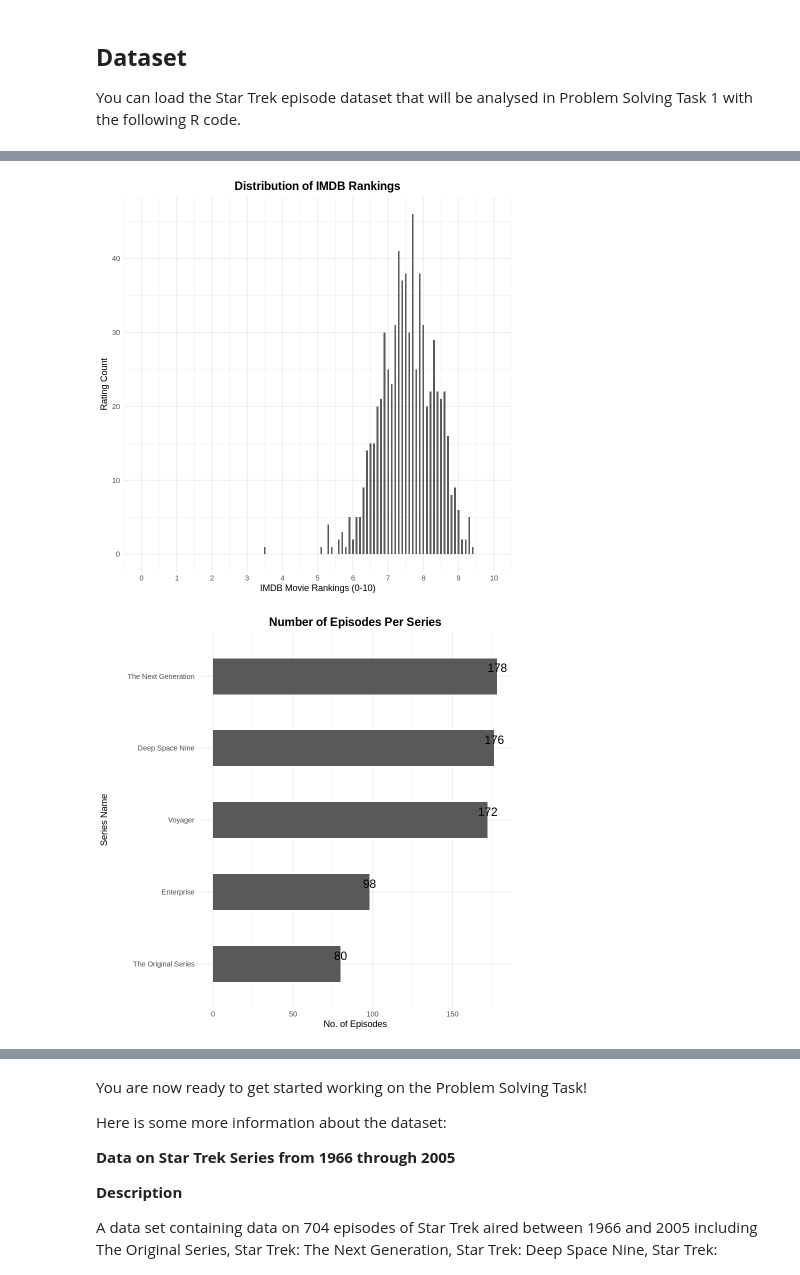
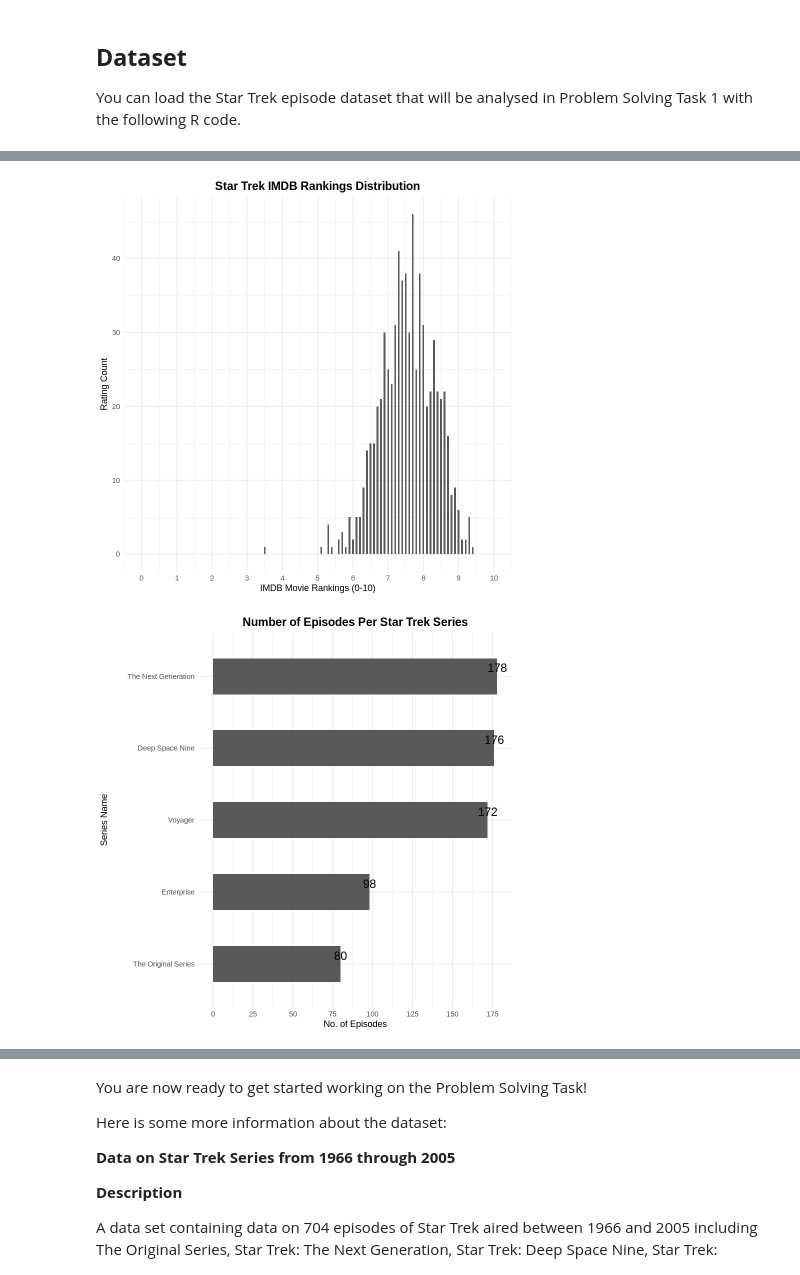
Before and after one commit to pitzzzzz/MXB107--Statistical-Modelling, a Jupyter notebook: notebooks/psts/PST1_Starter.ipynb, the cells around one changed output, grey strips where cells are left out. Saved outputs shown, nothing was run; the diff lists cells and outputs as text; code cells hidden in the pictures.

```diff
--- a/notebooks/psts/PST1_Starter.ipynb
+++ b/notebooks/psts/PST1_Starter.ipynb
@@ -131,7 +131,7 @@ episodes %>%
   scale_x_continuous(breaks = seq(0, 10, 1)) +
   coord_cartesian(xlim = c(0, 10)) +
   labs(
-  title = "Distribution of IMDB Rankings",
+  title = "Star Trek IMDB Rankings Distribution",
   x = "IMDB Movie Rankings (0-10)",
   y = "Rating Count"
   ) +
@@ -140,20 +140,21 @@ episodes %>%
     plot.title = element_text(face = "bold", size = 14, hjust = 0.5)
     )
 # %% [output]
-[figure, old version]
+[figure, new version]
 # %%
 episodes %>%
   ggplot(aes(y = reorder(Series.Name, Series.Name, length))) +
   geom_bar(width = 0.5) +
+  scale_x_continuous(breaks = seq(0, 200, 25)) +
   geom_text(stat = "count", aes(label = after_stat(count)),
             vjust = -0.5, size = 5) +
   labs(
-  title = "Number of Episodes Per Series",
+  title = "Number of Episodes Per Star Trek Series",
   x = "No. of Episodes",
   y = "Series Name"
   ) + theme_minimal() +
     theme(
     plot.title = element_text(face = "bold", size = 14, hjust = 0.5)
     )
 # %% [output]
-[figure, old version]
+[figure, new version]
```
Also changed, not shown: parts of 2 cells of this notebook.
